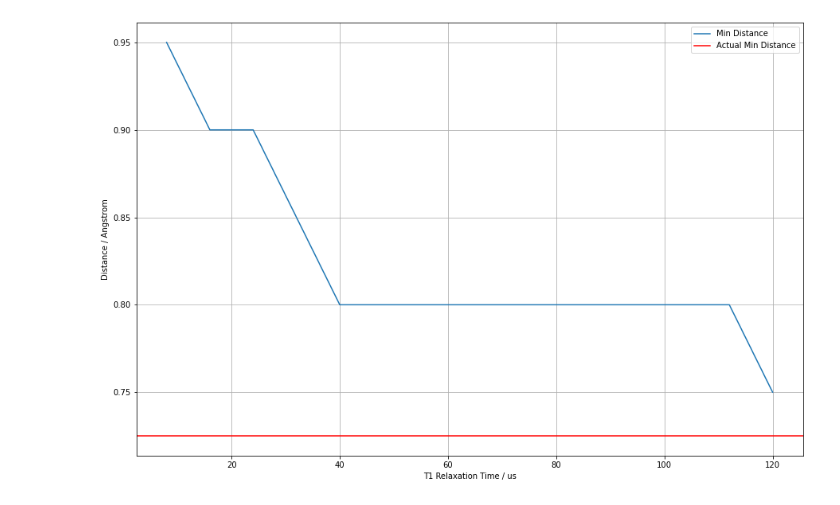
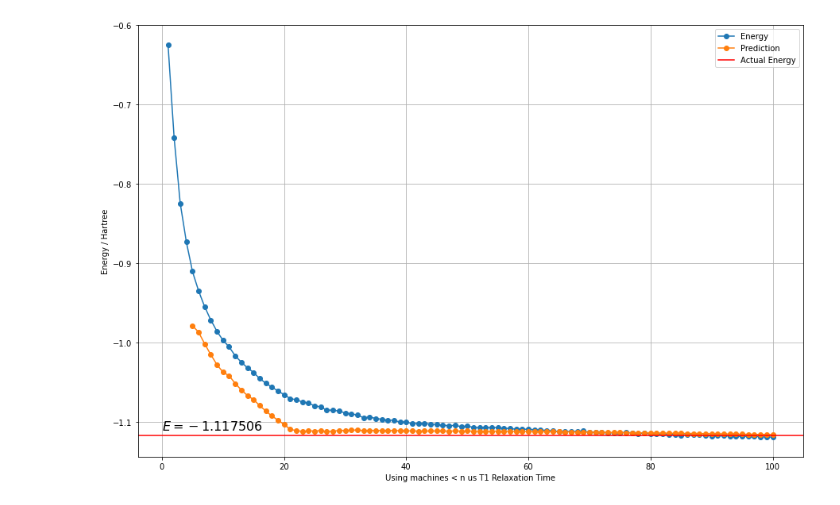
Before and after one commit to TheTrustyPwo/Hydrogen, a Jupyter notebook: test.ipynb, the cells around one changed output. Drawn from its saved outputs; the diff is of its cells as text; code cells hidden in the pictures.

```diff
--- a/test.ipynb
+++ b/test.ipynb
@@ -140,12 +192,0 @@ plt.show()
-# %%
-plt.figure(figsize=(15, 10))
-plt.style.use('fast')
-plt.plot(accuracies * 4, min_dist, label="Min Distance")
-plt.axhline(y=0.725, color='r', label="Actual Min Distance")
-plt.xlabel('T1 Relaxation Time / us')
-plt.ylabel('Distance / Angstrom')
-plt.grid(True)
-plt.legend()
-plt.show()
-# %% [output]
-[figure, removed]
@@ -151,0 +195,21 @@ plt.show()
+# %%
+guesses = []
+for limit in range(5, 101):
+  params, covariance = curve_fit(func, accuracies[:limit], energies[:limit], (0.6, 0.05, 0.5, 0), maxfev=10000)
+  a, b, c, p = params
+  guesses.append(p)
+
+guesses = np.array(guesses)
+plt.figure(figsize=(15, 10))
+plt.style.use('fast')
+plt.plot(accuracies, energies, 'o-', label="Energy")
+plt.text(0, -1.11, r'$E = -1.117506$', fontsize=16)
+plt.plot(np.arange(5, 101, 1), guesses, 'o-', label="Prediction")
+plt.axhline(y=-1.117506, color='r', label="Actual Energy")
+plt.xlabel('Using machines < n us T1 Relaxation Time')
+plt.ylabel('Energy / Hartree')
+plt.grid(True)
+plt.legend()
+plt.show()
+# %% [output]
+[figure, added]
```
Also changed, not shown: parts of 7 cells of this notebook, 10 other files.
